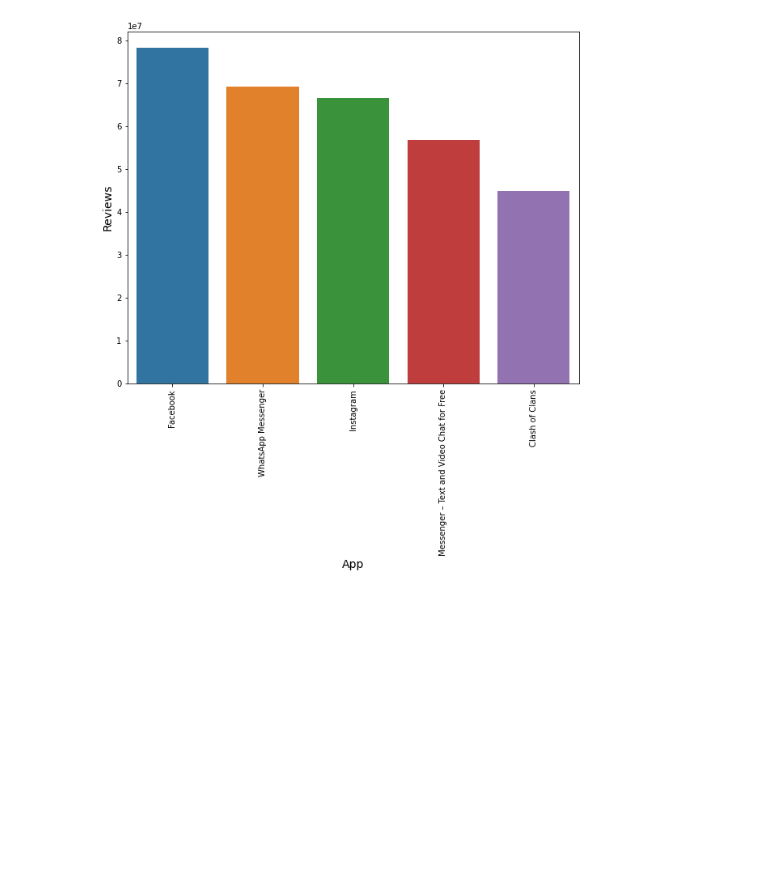
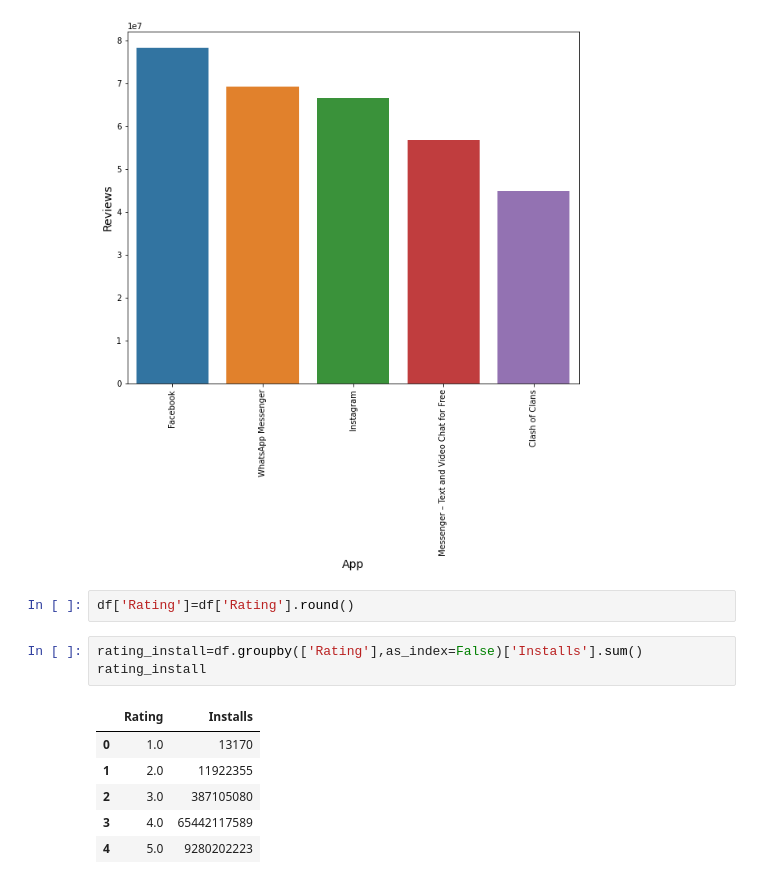
Before and after one commit to Shubham5787/EDA-on-Playstore-Dataset, a Jupyter notebook: EDA_Playstore.ipynb, the cells around one changed output. Drawn from its saved outputs; the diff is of its cells as text; blank space fills up the shorter version.

```diff
--- a/EDA_Playstore.ipynb
+++ b/EDA_Playstore.ipynb
@@ -513,3 +513,15 @@ sns.barplot(data = max_reviews , x = 'App' , y = 'Reviews')
 # %% [output]
 <matplotlib.axes._subplots.AxesSubplot at 0x...>
 [figure]
+# %%
+df['Rating']=df['Rating'].round()
+# %%
+rating_install=df.groupby(['Rating'],as_index=False)['Installs'].sum()
+rating_install
+# %% [output]
+|  | Rating | Installs |
+| 0 | 1.0 | 13170 |
+| 1 | 2.0 | 11922355 |
+| 2 | 3.0 | 387105080 |
+| 3 | 4.0 | 65442117589 |
+| 4 | 5.0 | 9280202223 |
```
